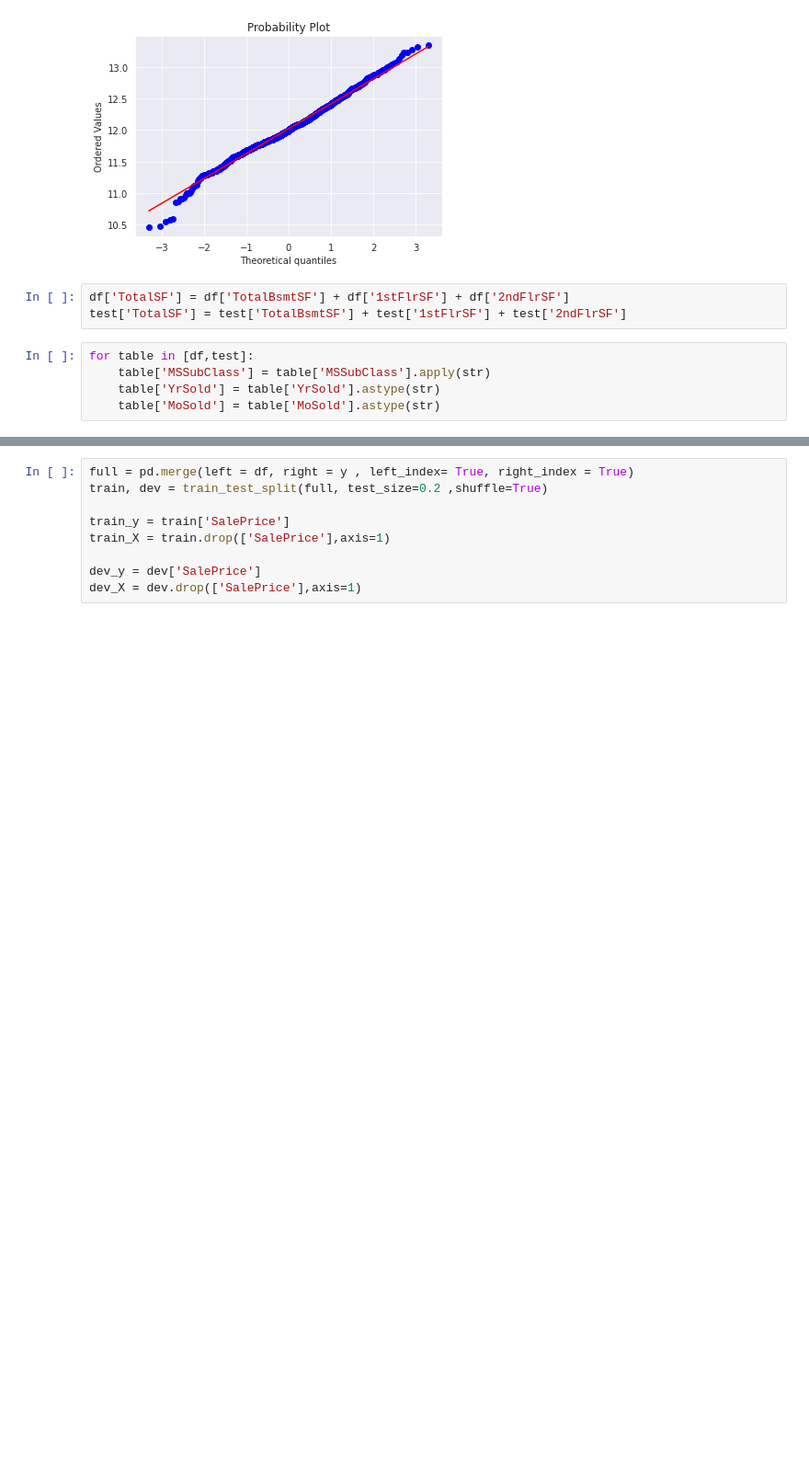
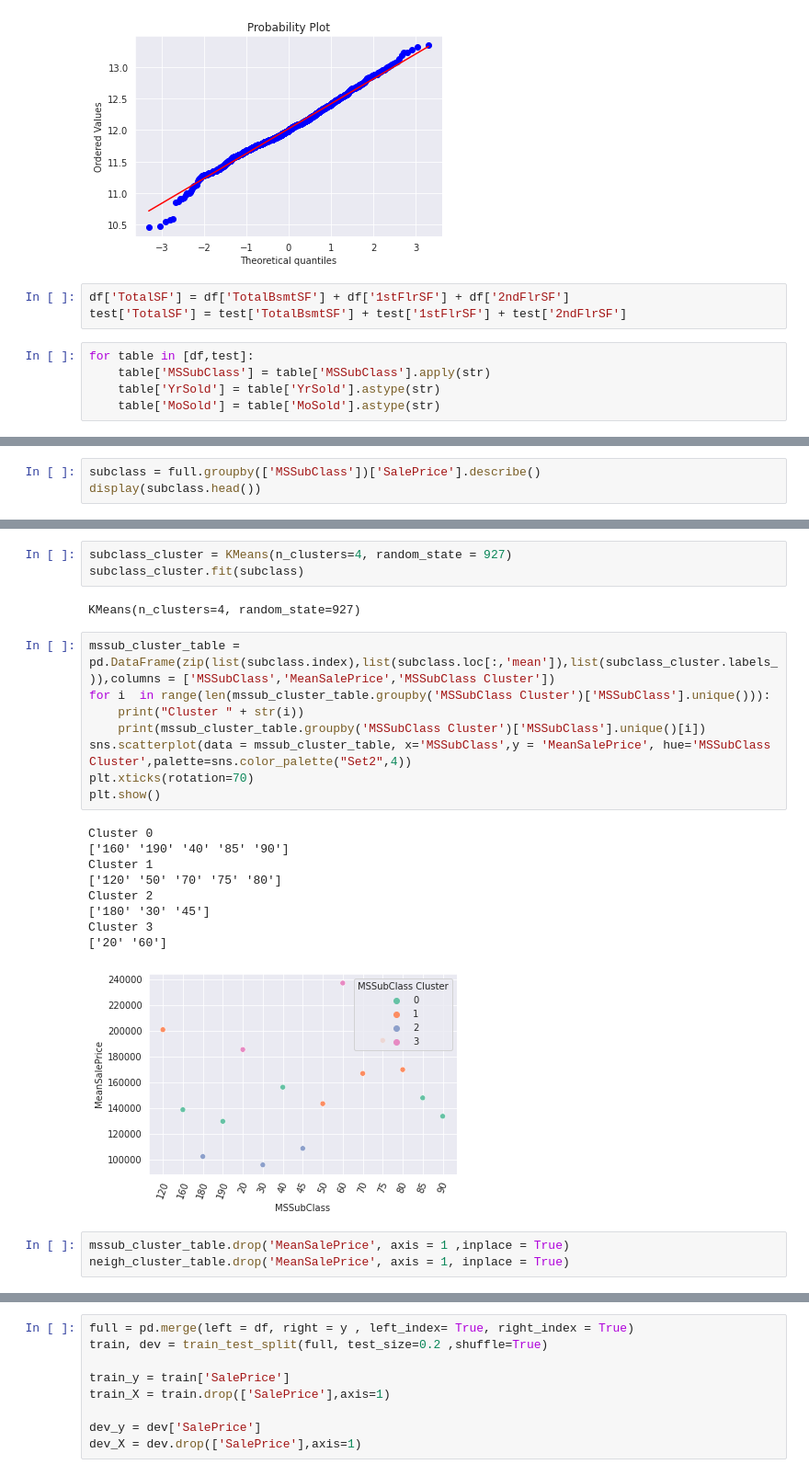
Before and after one commit to yenwee/housing_price_prediction, a Jupyter notebook: Housing Price Prediction.ipynb, the cells around one changed output, grey strips where cells are left out. Shown: that part at 92% size. Drawn from its saved outputs; the diff is of its cells as text; blank space fills up the shorter version.

```diff
--- a/Housing Price Prediction.ipynb
+++ b/Housing Price Prediction.ipynb
@@ -517,0 +558,3 @@ for table in [df,test]:
+# %%
+subclass = full.groupby(['MSSubClass'])['SalePrice'].describe()
+display(subclass.head())
@@ -517,0 +569,26 @@ for table in [df,test]:
+# %%
+subclass_cluster = KMeans(n_clusters=4, random_state = 927)
+subclass_cluster.fit(subclass)
+# %% [output]
+KMeans(n_clusters=4, random_state=927)
+# %%
+mssub_cluster_table = pd.DataFrame(zip(list(subclass.index),list(subclass.loc[:,'mean']),list(subclass_cluster.labels_)),columns = ['MSSubClass','MeanSalePrice','MSSubClass Cluster'])
+for i  in range(len(mssub_cluster_table.groupby('MSSubClass Cluster')['MSSubClass'].unique())):
+    print("Cluster " + str(i))
+    print(mssub_cluster_table.groupby('MSSubClass Cluster')['MSSubClass'].unique()[i])
+sns.scatterplot(data = mssub_cluster_table, x='MSSubClass',y = 'MeanSalePrice', hue='MSSubClass Cluster',palette=sns.color_palette("Set2",4))
+plt.xticks(rotation=70)
+plt.show()
+# %% [output]
+Cluster 0
+['160' '190' '40' '85' '90']
+Cluster 1
+['120' '50' '70' '75' '80']
+Cluster 2
+['180' '30' '45']
+Cluster 3
+['20' '60']
+[figure, added]
+# %%
+mssub_cluster_table.drop('MeanSalePrice', axis = 1 ,inplace = True)
+neigh_cluster_table.drop('MeanSalePrice', axis = 1, inplace = True)
```
Also changed, not shown: parts of 42 cells of this notebook.
